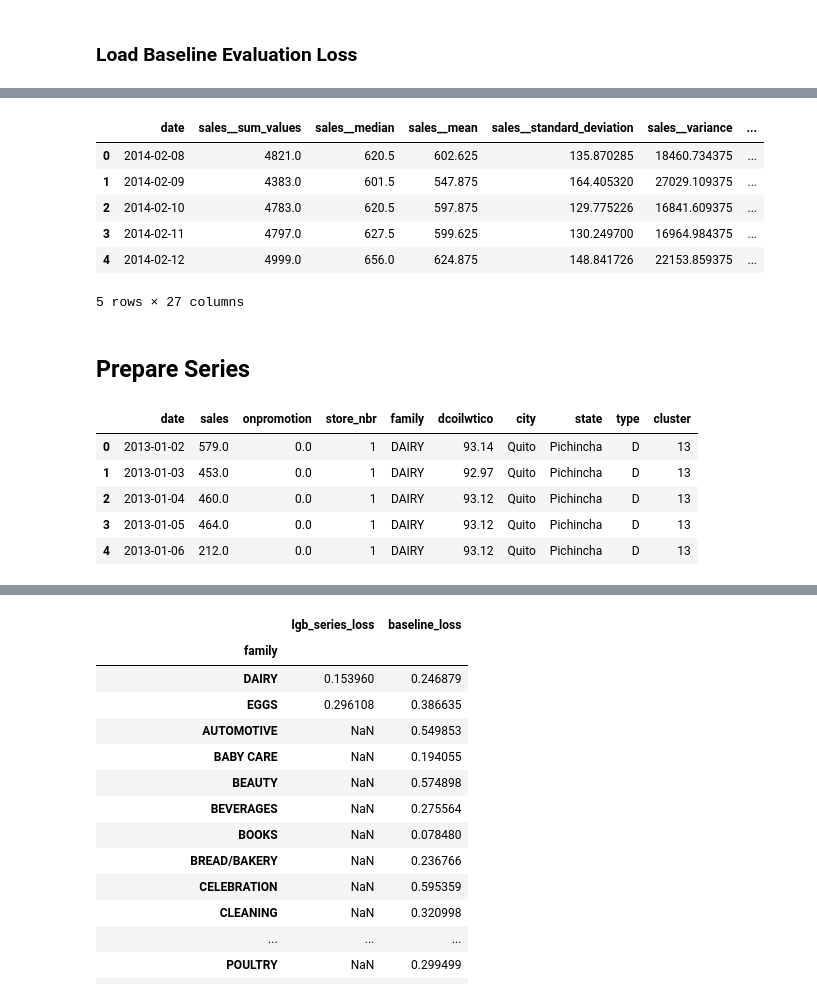
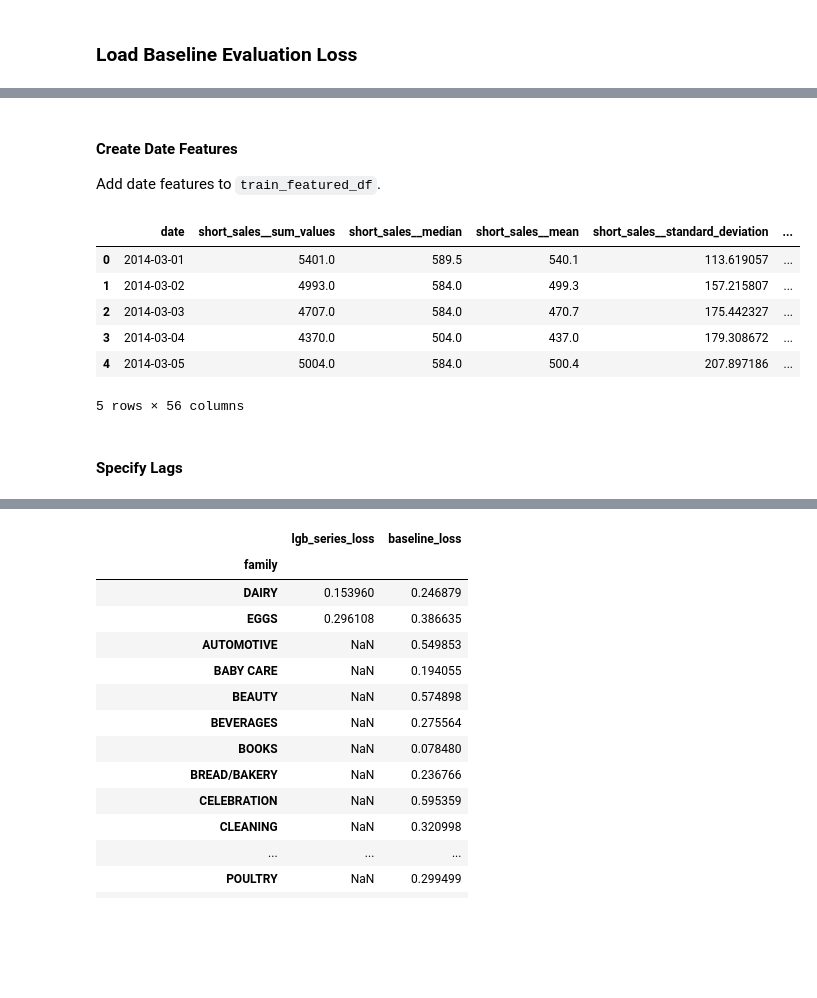
Before and after one commit to Tikhon-Radkevich/Store-Sales, a Jupyter notebook: notebooks/light_gbm/darts_light_gbm_implementation.ipynb, the cells around one changed output, grey strips where cells are left out. Cells and saved outputs as stored; diff of their text form; code cells hidden in the pictures; blank space fills up the shorter version.

```diff
--- a/notebooks/light_gbm/darts_light_gbm_implementation.ipynb
+++ b/notebooks/light_gbm/darts_light_gbm_implementation.ipynb
@@ -133,2 +123,14 @@ all_train_rolls = make_roll(lgb_rolls_data, timeshift)
+# %%
+extract_features_short_param = ExtractFeaturesParam(
+    timeseries_container=train_rolls_short,
+    default_fc_parameters=get_minimal_fc_parameters(),
+    column_sort="date",
+)
+extract_features_long_param = ExtractFeaturesParam(
+    timeseries_container=train_rolls_long,
+    default_fc_parameters=get_minimal_fc_parameters(),
+    column_sort="date",
+)
 # %%
-train_featured = make_roll_features(all_train_rolls)
+train_featured_short = make_roll_features(extract_features_short_param, "short")
+train_featured_long = make_roll_features(extract_features_long_param, "long")
@@ -140,10 +137,7 @@ train_featured.drop(cols_to_drop, axis=1, inplace=True)
 # %%
-train_featured.head()
+train_featured_df = pd.merge(
+    train_featured_short,
+    train_featured_long,
+    on=["date", "store_nbr", "family"],
+    how="inner",
+)
-# %% [output]
-|  | date | sales__sum_values | sales__median | sales__mean | sales__standard_deviation | sales__variance | ... |
-| 0 | 2014-02-08 | 4821.0 | 620.5 | 602.625 | 135.870285 | 18460.734375 | ... |
-| 1 | 2014-02-09 | 4383.0 | 601.5 | 547.875 | 164.405320 | 27029.109375 | ... |
-| 2 | 2014-02-10 | 4783.0 | 620.5 | 597.875 | 129.775226 | 16841.609375 | ... |
-| 3 | 2014-02-11 | 4797.0 | 627.5 | 599.625 | 130.249700 | 16964.984375 | ... |
-| 4 | 2014-02-12 | 4999.0 | 656.0 | 624.875 | 148.841726 | 22153.859375 | ... |
-5 rows × 27 columns
@@ -166,2 +144,20 @@ train_featured["day_of_year"] = train_featured_date_dt.dayofyear
+# %% [markdown]
+#### Create Date Features
+Add date features to `train_featured_df`.
+# %%
+date_features_df = create_date_features(train_featured_df, pref="date_feature_")
+date_feature_cols = date_features_df.columns.to_list()
+
+train_featured_df[date_feature_cols] = date_features_df
+# %%
+train_featured_df.head()
+# %% [output]
+|  | date | short_sales__sum_values | short_sales__median | short_sales__mean | short_sales__standard_deviation | ... |
+| 0 | 2014-03-01 | 5401.0 | 589.5 | 540.1 | 113.619057 | ... |
+| 1 | 2014-03-02 | 4993.0 | 584.0 | 499.3 | 157.215807 | ... |
+| 2 | 2014-03-03 | 4707.0 | 584.0 | 470.7 | 175.442327 | ... |
+| 3 | 2014-03-04 | 4370.0 | 504.0 | 437.0 | 179.308672 | ... |
+| 4 | 2014-03-05 | 5004.0 | 584.0 | 500.4 | 207.897186 | ... |
+5 rows × 56 columns
 # %% [markdown]
-## Prepare Series
+#### Specify Lags
@@ -170,10 +164 @@ series_data = pd.merge(lgb_train_data, stores_df, on="store_nbr", how="left")
-# %%
-series_data.head()
-# %% [output]
-|  | date | sales | onpromotion | store_nbr | family | dcoilwtico | city | state | type | cluster |
-| 0 | 2013-01-02 | 579.0 | 0.0 | 1 | DAIRY | 93.14 | Quito | Pichincha | D | 13 |
-| 1 | 2013-01-03 | 453.0 | 0.0 | 1 | DAIRY | 92.97 | Quito | Pichincha | D | 13 |
-| 2 | 2013-01-04 | 460.0 | 0.0 | 1 | DAIRY | 93.12 | Quito | Pichincha | D | 13 |
-| 3 | 2013-01-05 | 464.0 | 0.0 | 1 | DAIRY | 93.12 | Quito | Pichincha | D | 13 |
-| 4 | 2013-01-06 | 212.0 | 0.0 | 1 | DAIRY | 93.12 | Quito | Pichincha | D | 13 |
 # %%
```
Also changed, not shown: parts of 54 cells of this notebook.
